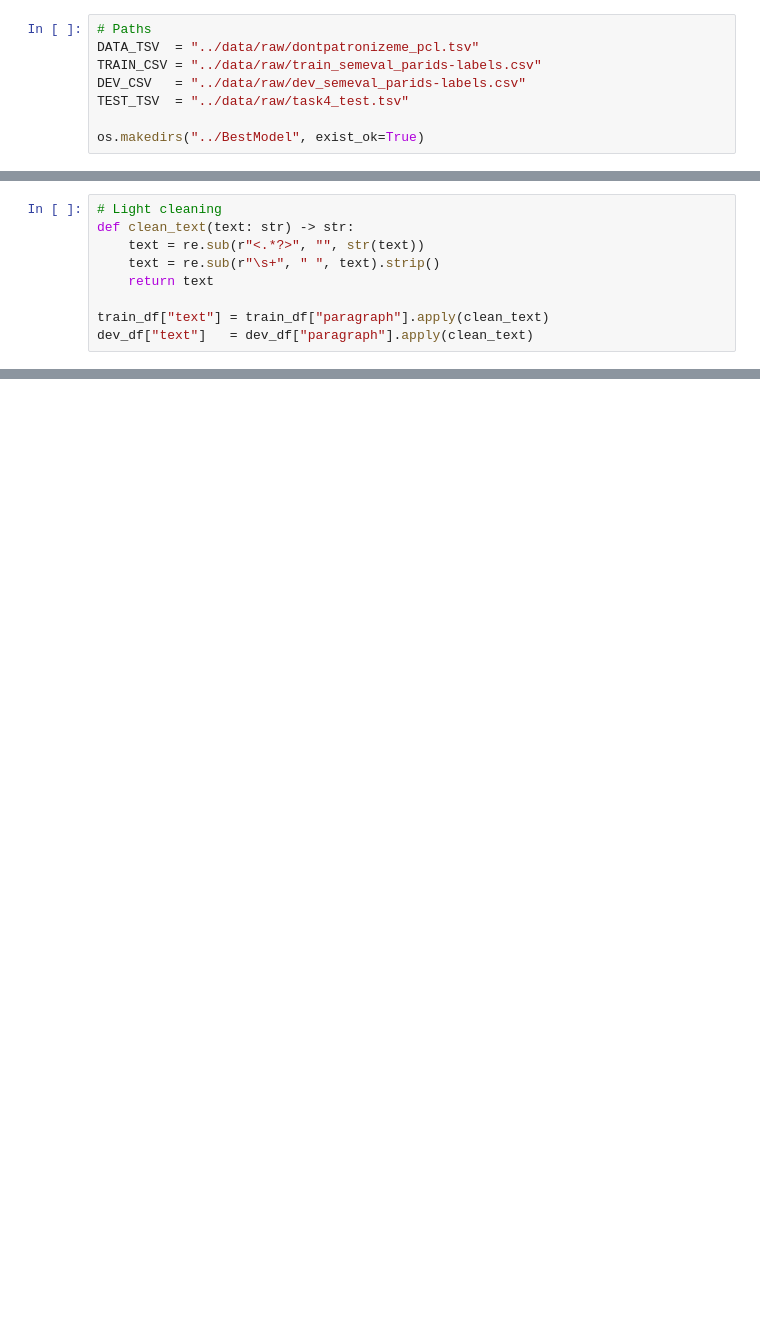
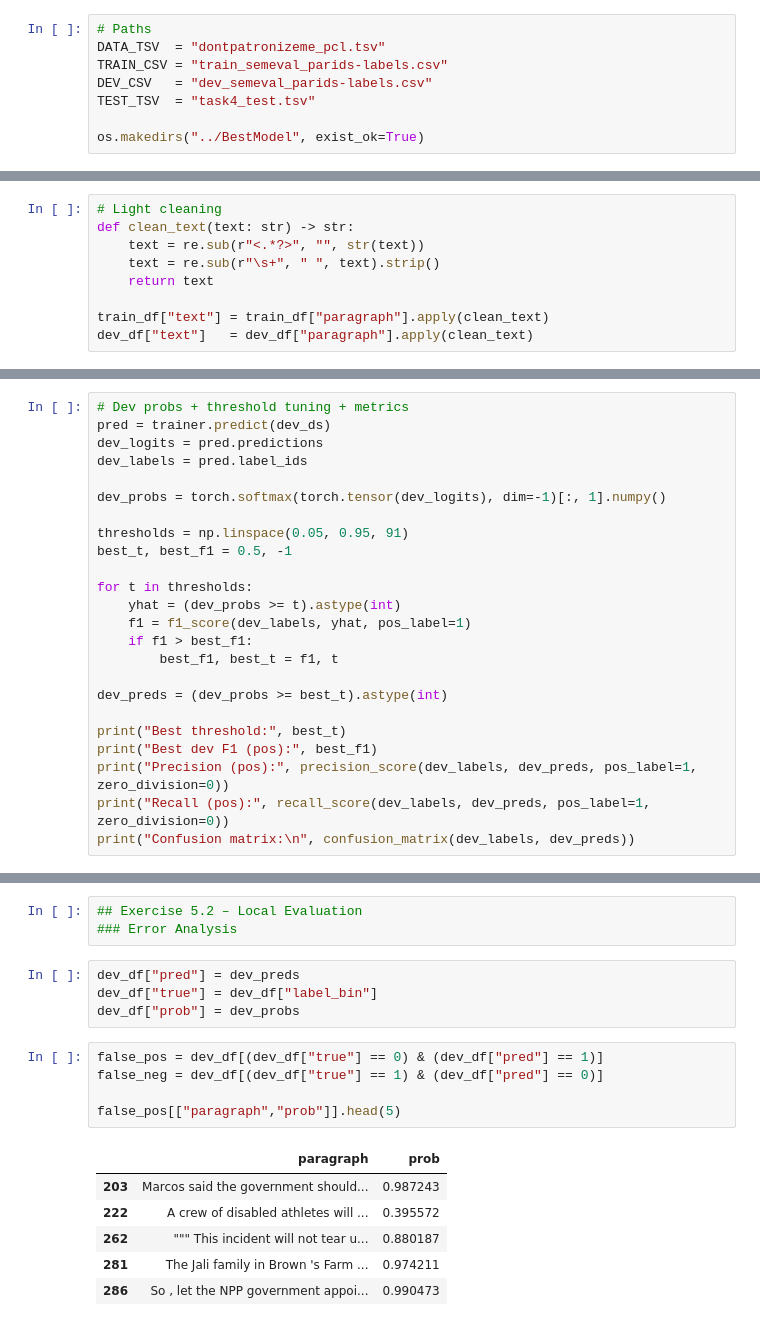
Before and after one commit to 15skumar/NLP_PCL_Coursework, a Jupyter notebook: BestModel /03_BestModel.ipynb, the cells around one changed output, grey strips where cells are left out. Saved outputs shown, nothing was run; the diff lists cells and outputs as text; blank space fills up the shorter version.

Commit message:
Update BestModel code

```diff
--- a/BestModel /03_BestModel.ipynb
+++ b/BestModel /03_BestModel.ipynb
@@ -30,10 +35,10 @@ from transformers import (
 from sklearn.metrics import f1_score, precision_score, recall_score, confusion_matrix
 # %%
 # Paths
-DATA_TSV  = "../data/raw/dontpatronizeme_pcl.tsv"
-TRAIN_CSV = "../data/raw/train_semeval_parids-labels.csv"
-DEV_CSV   = "../data/raw/dev_semeval_parids-labels.csv"
-TEST_TSV  = "../data/raw/task4_test.tsv"
+DATA_TSV  = "dontpatronizeme_pcl.tsv"
+TRAIN_CSV = "train_semeval_parids-labels.csv"
+DEV_CSV   = "dev_semeval_parids-labels.csv"
+TEST_TSV  = "task4_test.tsv"
 
 os.makedirs("../BestModel", exist_ok=True)
 # %%
@@ -198,0 +259,24 @@ trainer.train()
+# %%
+# Dev probs + threshold tuning + metrics
+pred = trainer.predict(dev_ds)
+dev_logits = pred.predictions
+dev_labels = pred.label_ids
+
+dev_probs = torch.softmax(torch.tensor(dev_logits), dim=-1)[:, 1].numpy()
+
+thresholds = np.linspace(0.05, 0.95, 91)
+best_t, best_f1 = 0.5, -1
+
+for t in thresholds:
+    yhat = (dev_probs >= t).astype(int)
+    f1 = f1_score(dev_labels, yhat, pos_label=1)
+    if f1 > best_f1:
+        best_f1, best_t = f1, t
+
+dev_preds = (dev_probs >= best_t).astype(int)
+
+print("Best threshold:", best_t)
+print("Best dev F1 (pos):", best_f1)
+print("Precision (pos):", precision_score(dev_labels, dev_preds, pos_label=1, zero_division=0))
+print("Recall (pos):", recall_score(dev_labels, dev_preds, pos_label=1, zero_division=0))
+print("Confusion matrix:\n", confusion_matrix(dev_labels, dev_preds))
@@ -288,0 +371,19 @@ files.download("../BestModel.zip")
+# %%
+## Exercise 5.2 – Local Evaluation
+### Error Analysis
+# %%
+dev_df["pred"] = dev_preds
+dev_df["true"] = dev_df["label_bin"]
+dev_df["prob"] = dev_probs
+# %%
+false_pos = dev_df[(dev_df["true"] == 0) & (dev_df["pred"] == 1)]
+false_neg = dev_df[(dev_df["true"] == 1) & (dev_df["pred"] == 0)]
+
+false_pos[["paragraph","prob"]].head(5)
+# %% [output]
+|  | paragraph | prob |
+| 203 | Marcos said the government should... | 0.987243 |
+| 222 | A crew of disabled athletes will ... | 0.395572 |
+| 262 | """ This incident will not tear u... | 0.880187 |
+| 281 | The Jali family in Brown 's Farm ... | 0.974211 |
+| 286 | So , let the NPP government appoi... | 0.990473 |
```
Also changed, not shown: parts of 18 cells of this notebook.
